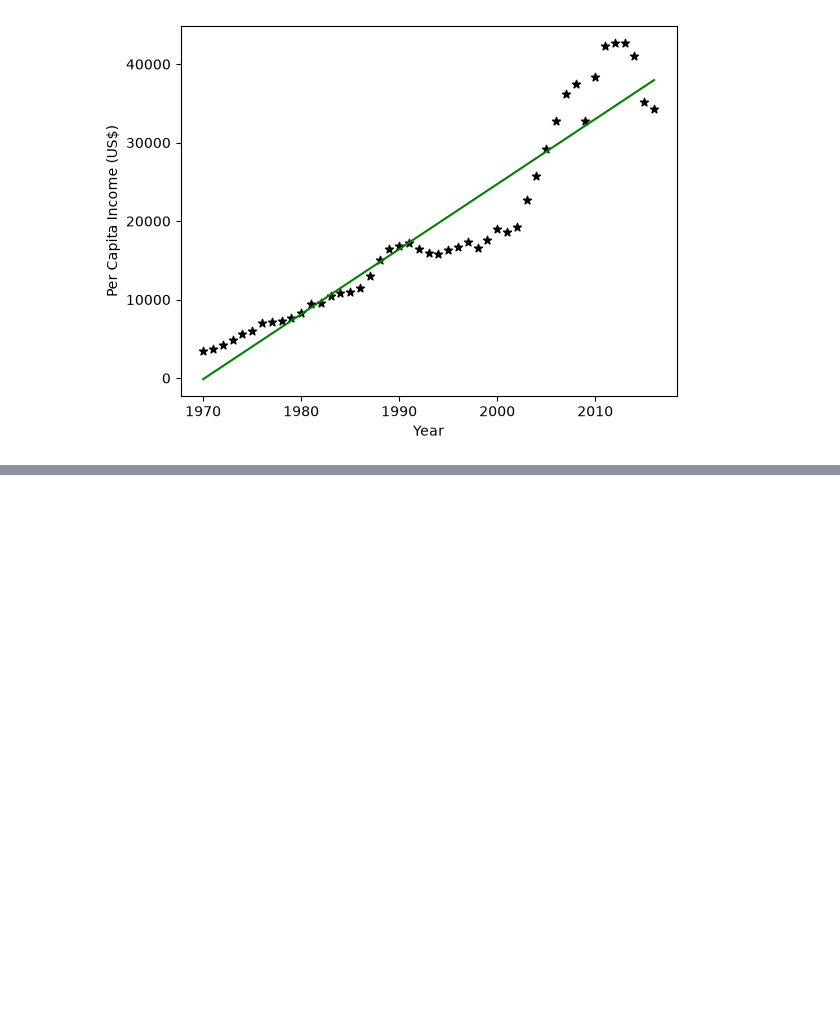
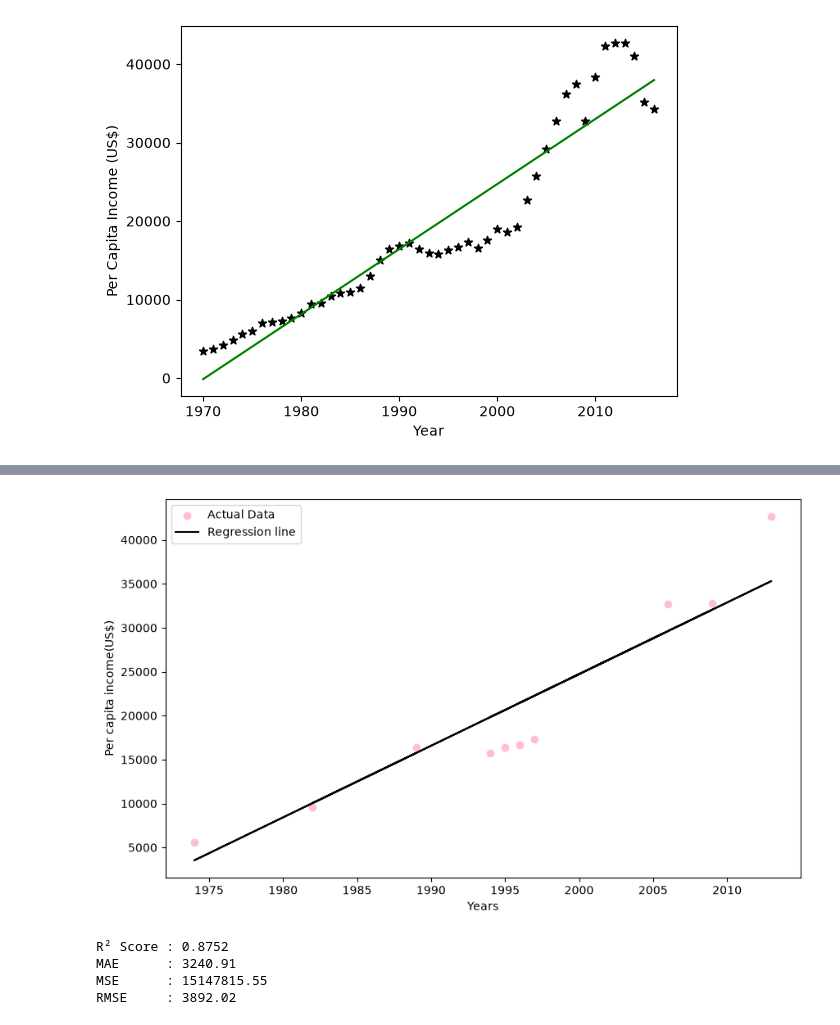
Before and after one commit to meghanaagnur/linear-regression, a Jupyter notebook: 02-Canada-Per-Capita-Income/canada_income_prediction.ipynb, the cells around one changed output, grey strips where cells are left out. Drawn from its saved outputs; the diff is of its cells as text; code cells hidden in the pictures; blank space fills up the shorter version.

```diff
--- a/02-Canada-Per-Capita-Income/canada_income_prediction.ipynb
+++ b/02-Canada-Per-Capita-Income/canada_income_prediction.ipynb
@@ -53,0 +63,27 @@ future.to_csv('predicted_income.csv', index=False)
+# %%
+y_pred = reg.predict(X_test)
+# %%
+plt.figure(figsize =(10,6))
+plt.scatter(X_test, y_test, color='pink', marker='o', label='Actual Data')
+plt.plot(X_test, y_pred, color='black', label='Regression line')
+plt.xlabel("Years")
+plt.ylabel("Per capita income(US$)")
+plt.legend()
+plt.show()
+# %% [output]
+[figure, added]
+# %%
+r2 = r2_score(y_test, y_pred)
+mae = mean_absolute_error(y_test, y_pred)
+mse = mean_squared_error(y_test, y_pred)
+rmse = np.sqrt(mse)
+
+print(f"R² Score : {r2:.4f}")
+print(f"MAE      : {mae:.2f}")
+print(f"MSE      : {mse:.2f}")
+print(f"RMSE     : {rmse:.2f}")
+# %% [output]
+R² Score : 0.8752
+MAE      : 3240.91
+MSE      : 15147815.55
+RMSE     : 3892.02
```
Also changed, not shown: parts of 6 cells of this notebook, 2 other files.
